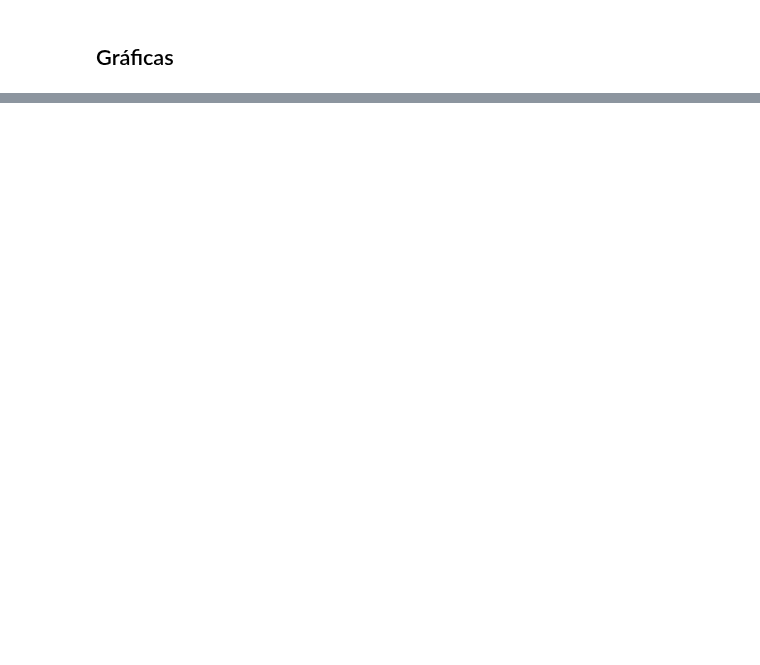
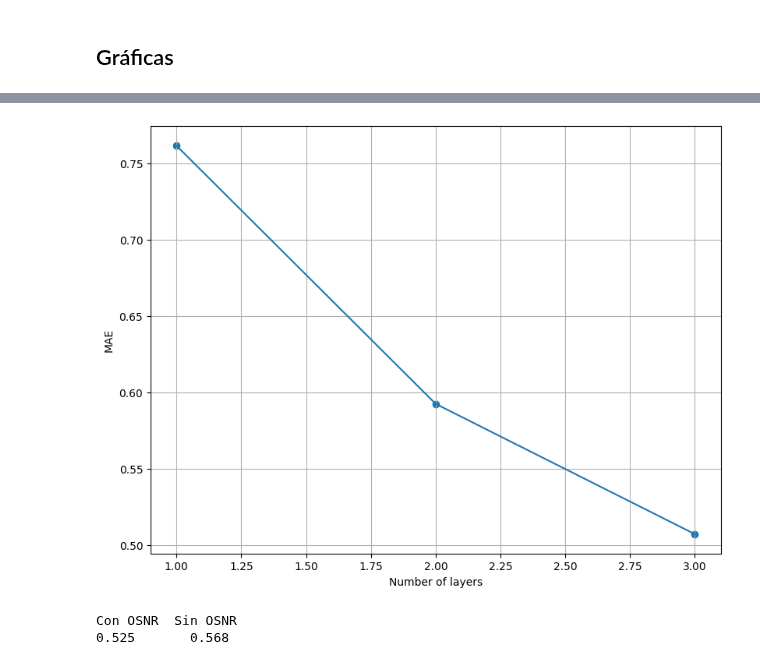
Before and after one commit to jjgranadat/Semillero_SOFA, a Jupyter notebook: ICI_Project/Codes/Histograms/Histograms_Regression.ipynb, the cells around one changed output, grey strips where cells are left out. Saved outputs shown, nothing was run; the diff lists cells and outputs as text; code cells hidden in the pictures; blank space fills up the shorter version.

```diff
--- a/ICI_Project/Codes/Histograms/Histograms_Regression.ipynb
+++ b/ICI_Project/Codes/Histograms/Histograms_Regression.ipynb
@@ -687,0 +842,13 @@ plt.savefig("hist_classes.svg", format="svg", transparent=True, bbox_inches="tig
+# %%
+layers_avg_results = [np.mean(get_test_mae_by_layers(histograms_reg_results_production, layers)) for layers in range(1, 4)]
+x = range(1, 4)
+plot_results(x, layers_avg_results, "Number of layers", log=False)
+# %% [output]
+[figure, added]
+# %%
+osnr_avg_results = [np.mean(get_test_mae_by_osnr(histograms_reg_results_production, osnr)) for osnr in ["osnr", "wo_osnr"]]
+print(f"Con OSNR  Sin OSNR")
+print(f"{osnr_avg_results[0]:.3f}       {osnr_avg_results[1]:.3f}")
+# %% [output]
+Con OSNR  Sin OSNR
+0.525       0.568
```
Also changed, not shown: parts of 34 cells of this notebook, 1 other file.
